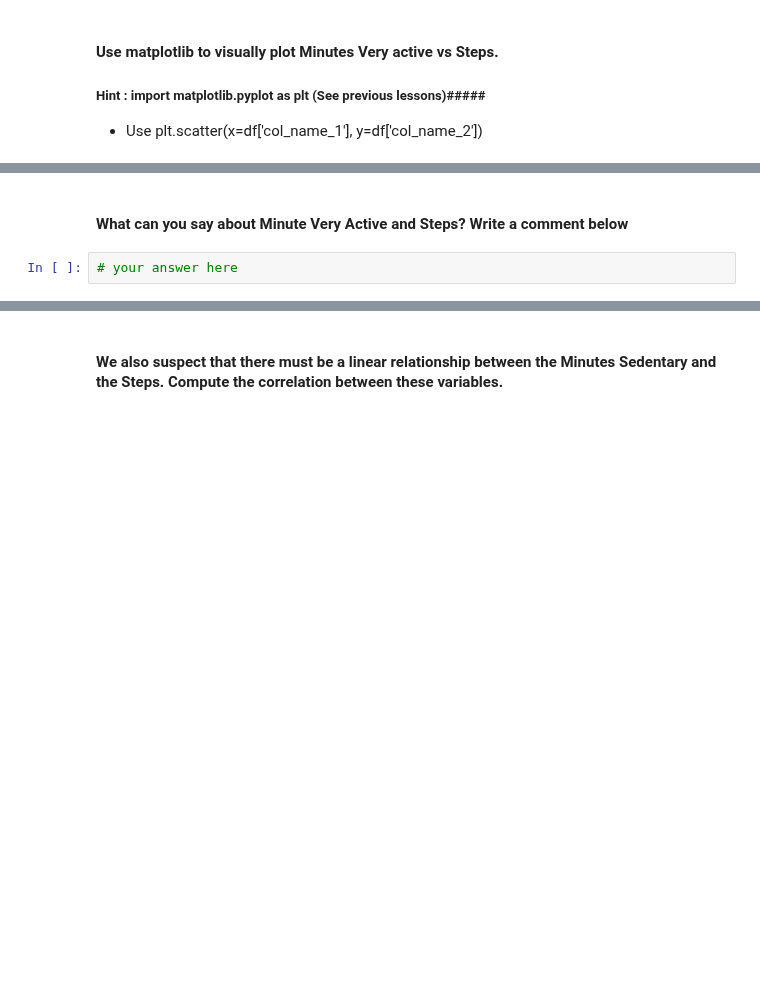
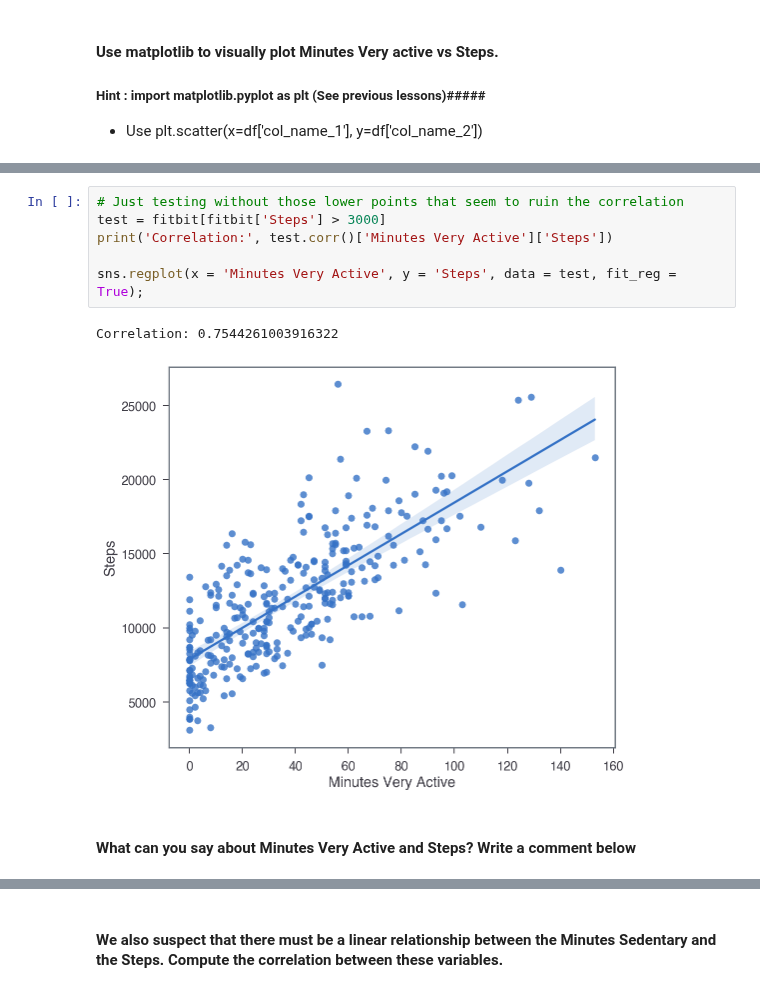
Before and after one commit to ta-data-lis/lab-pivot-table-and-correlation, a Jupyter notebook: your_code/main.ipynb, the cells around one changed output, grey strips where cells are left out. Drawn from its saved outputs; the diff is of its cells as text; blank space fills up the shorter version.

```diff
--- a/your_code/main.ipynb
+++ b/your_code/main.ipynb
@@ -209,4 +264,11 @@ Hint: Use Pandas functions from previous lectures.
+# %%
+# Just testing without those lower points that seem to ruin the correlation
+test = fitbit[fitbit['Steps'] > 3000]
+print('Correlation:', test.corr()['Minutes Very Active']['Steps'])
+
+sns.regplot(x = 'Minutes Very Active', y = 'Steps', data = test, fit_reg = True);
+# %% [output]
+Correlation: 0.7544261003916322
+[figure, added]
 # %% [markdown]
-#### What can you say about Minute Very Active and Steps? Write a comment below
+#### What can you say about Minutes Very Active and Steps? Write a comment below
-# %%
-# your answer here
```
Also changed, not shown: parts of 20 cells of this notebook.
